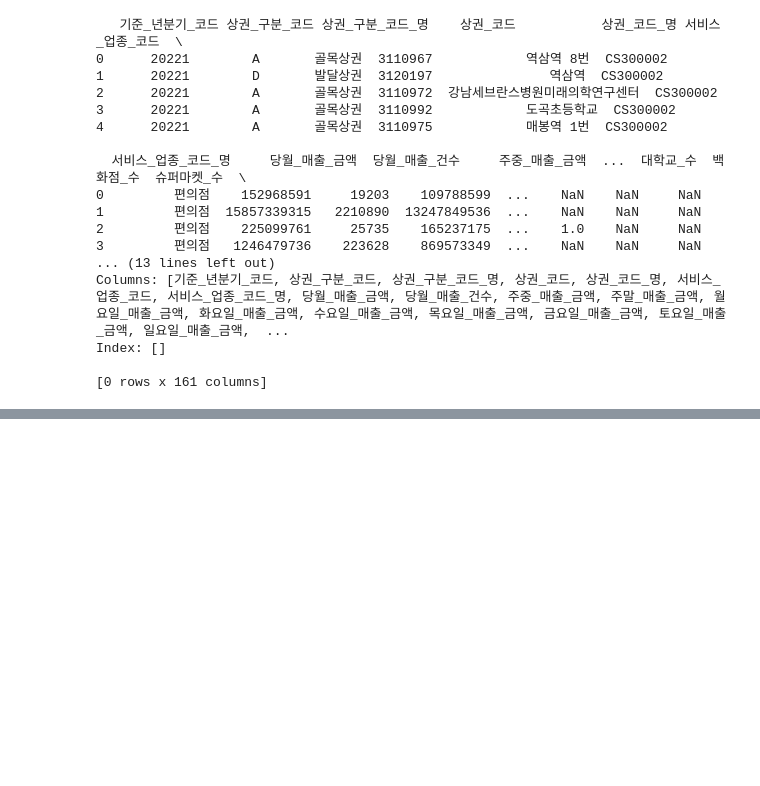
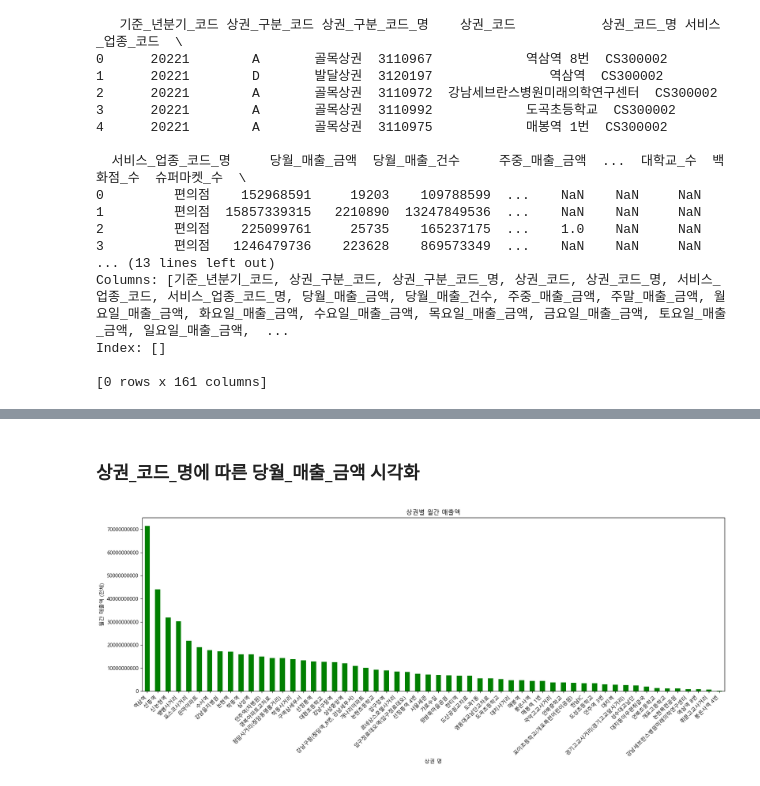
Before and after one commit to hyelin606/Semi-Project, a Jupyter notebook: 강남구.ipynb, the cells around one changed output, grey strips where cells are left out. Cells and saved outputs as stored; diff of their text form; code cells hidden in the pictures; blank space fills up the shorter version.

```diff
--- a/강남구.ipynb
+++ b/강남구.ipynb
@@ -525,0 +671,27 @@ print(diff_df)
+# %% [markdown]
+### 상권_코드_명에 따른 당월_매출_금액 시각화
+# %%
+import pandas as pd
+import matplotlib.pyplot as plt
+from matplotlib import font_manager, rc
+
+# Load the CSV file
+file_path = 'data/강남구 파일/modified_data.csv'
+df = pd.read_csv(file_path)
+
+# Group the data by '상권_코드_명' and calculate the sum of monthly sales
+monthly_sales_by_market_name = df.groupby('상권_코드_명')['당월_매출_금액'].sum()
+
+# Visualization
+plt.figure(figsize=(20, 6))
+monthly_sales_by_market_name.sort_values(ascending=False).plot(kind='bar', color='green')
+plt.title('상권별 월간 매출액')
+plt.xlabel('상권 명')
+plt.ylabel('월간 매출액 (전체)')
+plt.xticks(rotation=45, ha='right')
+
+# y 축 단위를 전체로 설정
+plt.ticklabel_format(axis='y', style='plain', useOffset=False)
+plt.show()
+# %% [output]
+[figure, added]
```
Also changed, not shown: parts of 37 cells of this notebook, 8 other files.
